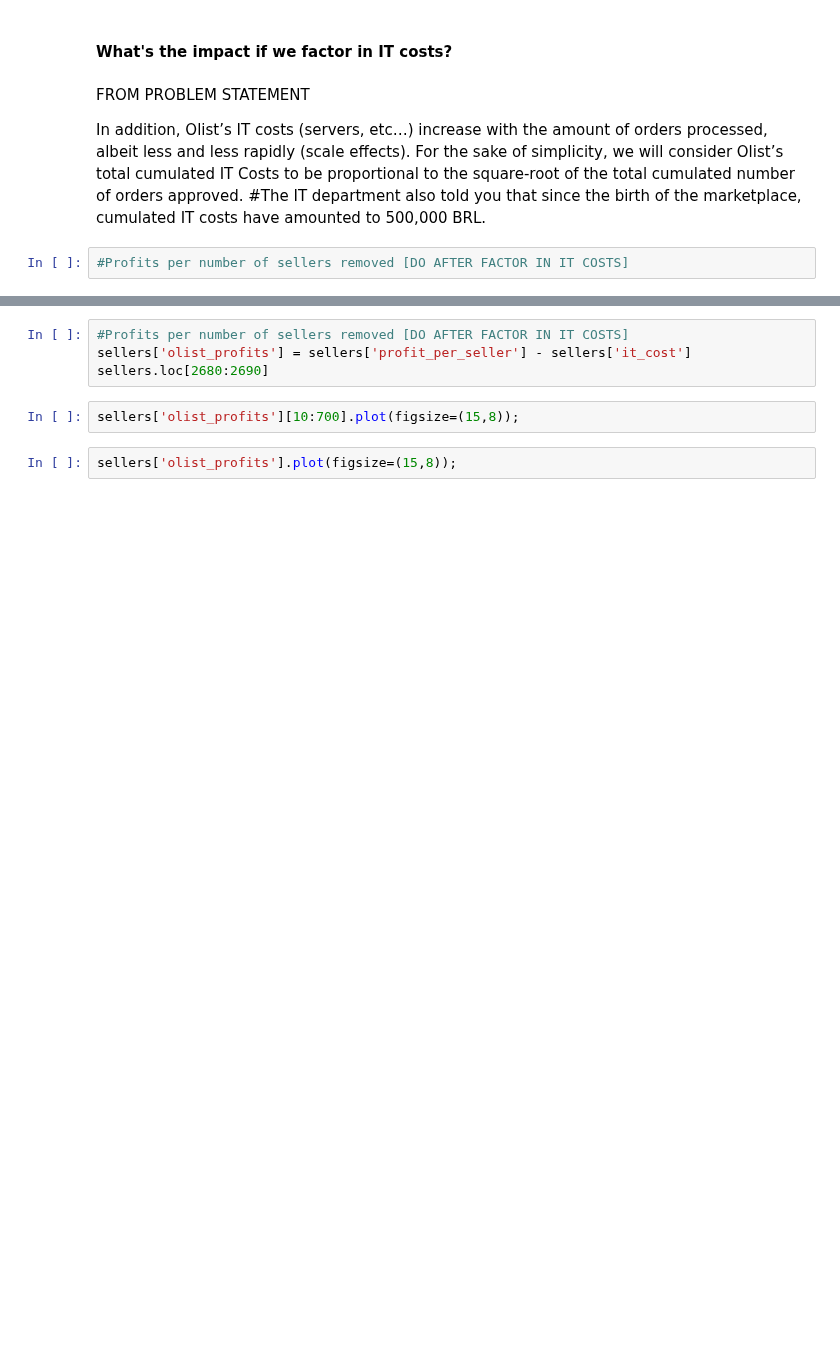
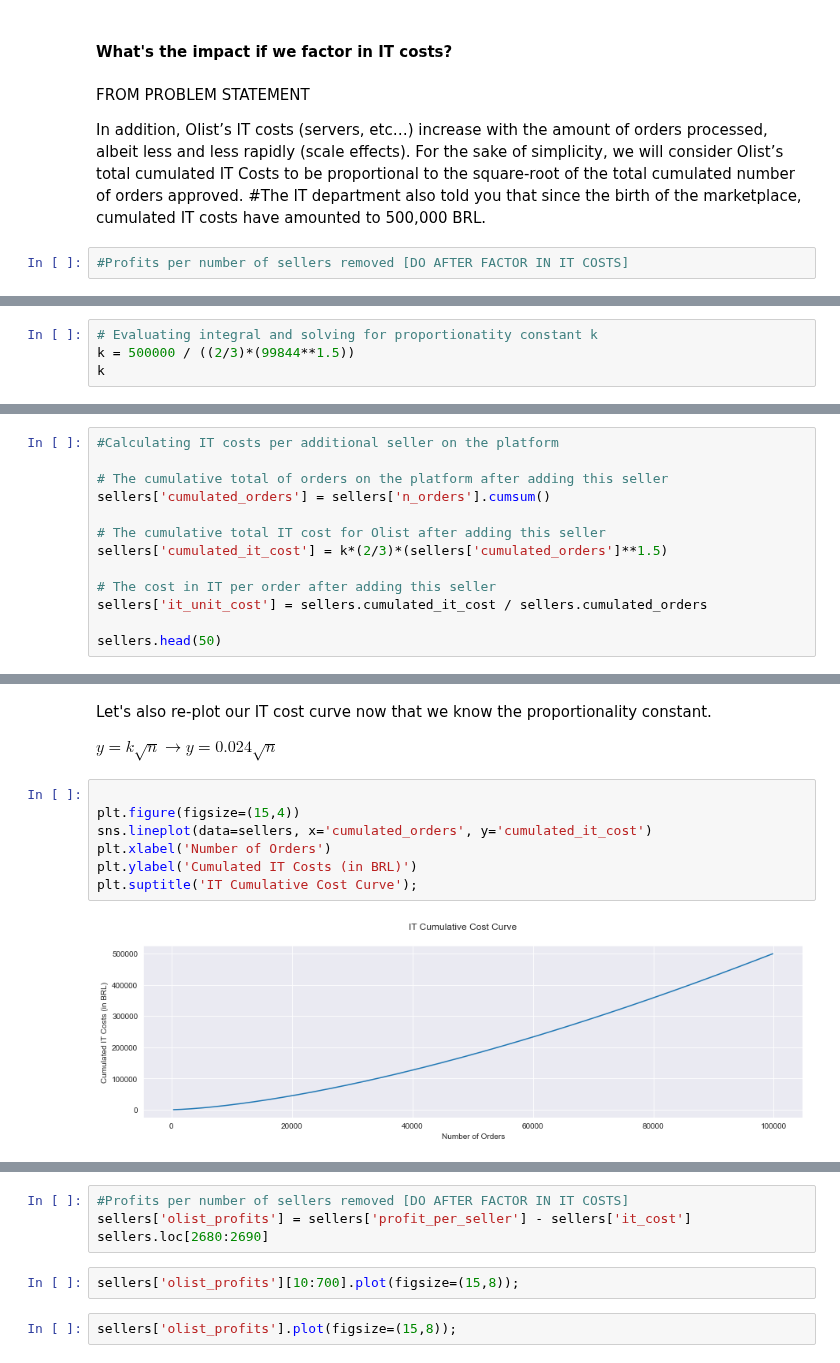
Before and after one commit to phlln/olist-analysis, a Jupyter notebook: notebooks/ceo_request-Phil-UPDATED.ipynb, the cells around one changed output, grey strips where cells are left out. Drawn from its saved outputs; the diff is of its cells as text; blank space fills up the shorter version.

```diff
--- a/notebooks/ceo_request-Phil-UPDATED.ipynb
+++ b/notebooks/ceo_request-Phil-UPDATED.ipynb
@@ -375,0 +407,4 @@ sellers['it_unit_cost'] = sellers['it_cost'].diff()
+# %%
+# Evaluating integral and solving for proportionatity constant k
+k = 500000 / ((2/3)*(99844**1.5))
+k
@@ -375,0 +419,13 @@ sellers['it_unit_cost'] = sellers['it_cost'].diff()
+# %%
+#Calculating IT costs per additional seller on the platform
+
+# The cumulative total of orders on the platform after adding this seller
+sellers['cumulated_orders'] = sellers['n_orders'].cumsum()
+
+# The cumulative total IT cost for Olist after adding this seller
+sellers['cumulated_it_cost'] = k*(2/3)*(sellers['cumulated_orders']**1.5)
+
+# The cost in IT per order after adding this seller
+sellers['it_unit_cost'] = sellers.cumulated_it_cost / sellers.cumulated_orders
+
+sellers.head(50)
@@ -375,0 +451,13 @@ sellers['it_unit_cost'] = sellers['it_cost'].diff()
+# %% [markdown]
+Let's also re-plot our IT cost curve now that we know the proportionality constant.
+
+$ y = k \sqrt{n}  \to  y = 0.024\sqrt{n} $
+# %%
+
+plt.figure(figsize=(15,4))
+sns.lineplot(data=sellers, x='cumulated_orders', y='cumulated_it_cost')
+plt.xlabel('Number of Orders')
+plt.ylabel('Cumulated IT Costs (in BRL)')
+plt.suptitle('IT Cumulative Cost Curve');
+# %% [output]
+[figure, added]
```
Also changed, not shown: parts of 28 cells of this notebook.
